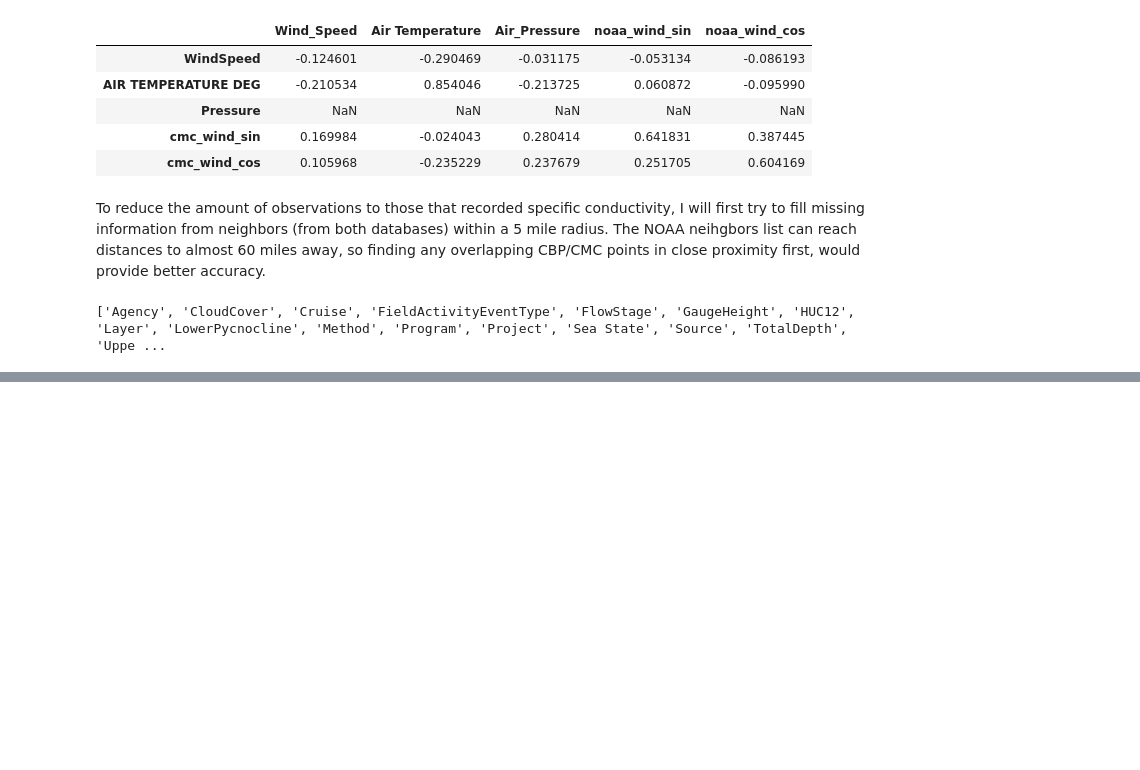
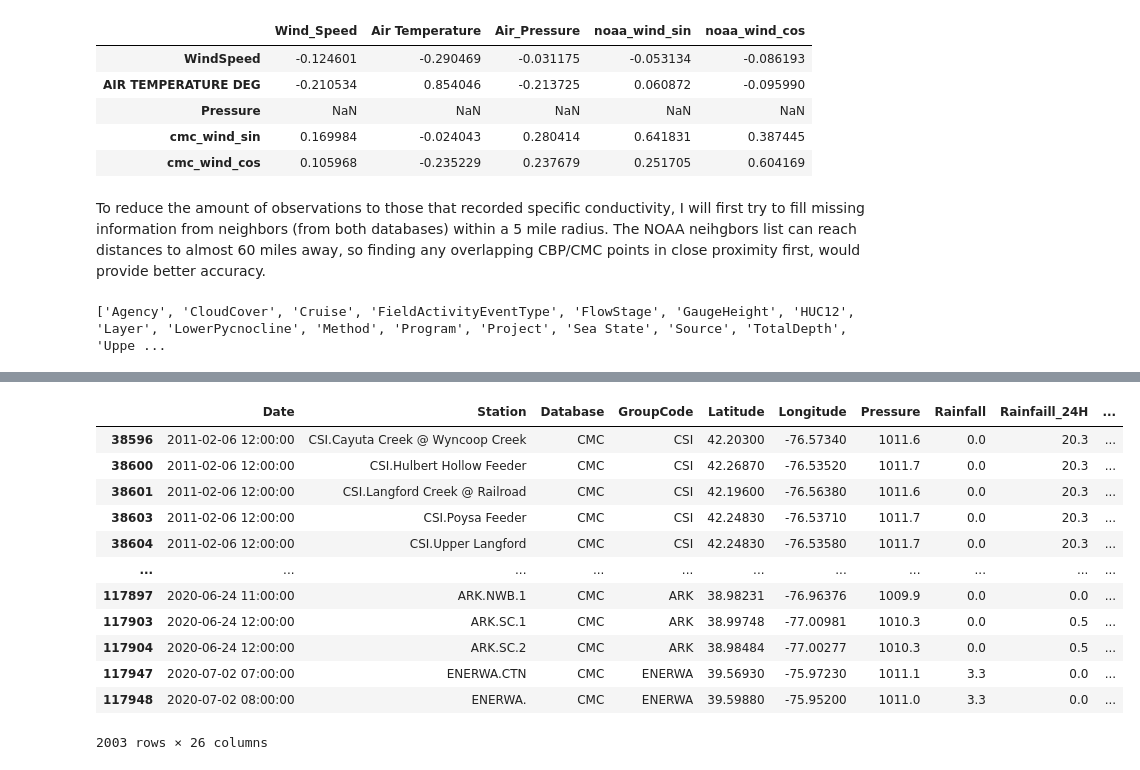
Before and after one commit to coreyryanhanson/hackthebay, a Jupyter notebook: datagathering.ipynb, the cells around one changed output, grey strips where cells are left out. Cells and saved outputs as stored; diff of their text form; code cells hidden in the pictures; blank space fills up the shorter version.

Commit message:
rainfall data collected from ghcn

```diff
--- a/datagathering.ipynb
+++ b/datagathering.ipynb
@@ -533,15 +535,28 @@ print(dropped_columns.tolist(), "are completely empty and will be dropped")
 # %%
 k = 12
 column_list = ['Date', 'USAF_ID', 'NCEI_WBAN_ID', 'Data Source', 'Latitude', 'Longitude', 'Code', 'Quality_Control',
-               'Wind_Dir', 'Wind_Type', 'Wind_Speed', 'Air Temperature', "Air_Pressure", "Rain_24H", "Rain_48H"]
+               'Wind_Dir', 'Wind_Type', 'Wind_Speed', 'Air Temperature', "Air_Pressure"]
 
+# Adds in the locations and distances for the NOAA data.
 combined_hourly = cbp_cmc_hourly_reduced.reset_index().merge(noaa_locations_df, how="left", on="Station").copy()
+
+# Adds in the locations and distances for the GHCN data.
+combined_hourly = combined_hourly.merge(ghcn_locations_df, how="left", on="Station")
+
 
 for i in range(1, k+1):
     #Fixing bug from incompatible datatypes.
     combined_hourly[f"WBAN_id{i}"] = combined_hourly[f"WBAN_id{i}"].astype("object").map(lambda x: str(x))
+
+    # Making reference columns from the NOAA df
     combined_hourly = combined_hourly.merge(noaa_hourly[column_list], how="left", left_on=["Date", f"USAF_id{i}", f"WBAN_id{i}"],
                                   right_on=["Date", 'USAF_ID', 'NCEI_WBAN_ID'], suffixes=(None,i))
+
+    # Making reference columns from the GHCN df
+    combined_hourly["Day"] = combined_hourly["Date"].round("D")
+    combined_hourly = combined_hourly.merge(ghcn_df, how="left", left_on=["Day", f"ID_{i}"],
+                                  right_on=["Date", 'ID'], suffixes=(None,i))
+
 combined_hourly = combined_hourly.set_index("index")
 # %%
 def fill_cmc_with_noaa_values(cmc_df, combined_df, cmc_column, noaa_column, k, replace_all=False,
@@ -595,5 +610,13 @@ cbp_cmc_hourly_fill = fill_cmc_with_noaa_values(cbp_cmc_hourly_fill, combined_ho
 cbp_cmc_hourly_fill = fill_cmc_with_noaa_values(cbp_cmc_hourly_fill, combined_hourly, 'WindSpeed', 'Wind_Speed', k, True)
 cbp_cmc_hourly_fill = fill_cmc_with_noaa_values(cbp_cmc_hourly_fill, combined_hourly, 'Pressure', 'Air_Pressure', k, True)
 
-cbp_cmc_hourly_fill = fill_cmc_with_noaa_values(cbp_cmc_hourly_fill, combined_hourly, 'Rainfall Within 24 Hours', 'Rain_24H', k, True)
-cbp_cmc_hourly_fill = fill_cmc_with_noaa_values(cbp_cmc_hourly_fill, combined_hourly, 'Rainfall Within 48 Hours', 'Rain_48H', k, True)
+cbp_cmc_hourly_fill = fill_cmc_with_noaa_values(cbp_cmc_hourly_fill, combined_hourly, 'Rainfall', 'PRCP', k, True)
+cbp_cmc_hourly_fill = fill_cmc_with_noaa_values(cbp_cmc_hourly_fill, combined_hourly, 'Rainfall Within 24 Hours', 'PRCP_24H', k, True)
+cbp_cmc_hourly_fill = fill_cmc_with_noaa_values(cbp_cmc_hourly_fill, combined_hourly, 'Rainfall Within 48 Hours', 'PRCP_48H', k, True)
+
+cbp_cmc_hourly_fill = fill_cmc_with_noaa_values(cbp_cmc_hourly_fill, combined_hourly, 'Snowfall', 'SNOW', k, True)
+cbp_cmc_hourly_fill = fill_cmc_with_noaa_values(cbp_cmc_hourly_fill, combined_hourly, 'Snow_Depth', 'SNWD', k, True)
+cbp_cmc_hourly_fill = cbp_cmc_hourly_fill.drop(columns=["PrecipType", "Weather Conditions Day Before Yesterday", "Weather Conditions Today",
+                                                        "Weather Conditions Yesterday"])
+
+cbp_cmc_hourly_fill = cbp_cmc_hourly_fill.rename(columns={'Rainfall Within 24 Hours':"Rainfaill_24H", 'Rainfall Within 48 Hours':"Rainfaill_48H"})
@@ -622,6 +643,8 @@ memory usage: 4.0+ MB
 # %%
-conditions = (cbp_cmc_hourly_fill["WATER TEMPERATURE DEG"].isna()==False) & (cbp_cmc_hourly_fill["WindDirection"].isna()==False) & \
-(cbp_cmc_hourly_fill["Pressure"].isna()==False)
+conditions = ((cbp_cmc_hourly_fill["WATER TEMPERATURE DEG"].isna()==False) & (cbp_cmc_hourly_fill["WindDirection"].isna()==False) &
+              (cbp_cmc_hourly_fill["Pressure"].isna()==False) & (cbp_cmc_hourly_fill["Rainfaill_24H"].isna()==False) &
+              (cbp_cmc_hourly_fill["Rainfaill_48H"].isna()==False) & (cbp_cmc_hourly_fill["Snowfall"].isna()==False))
 working_df = cbp_cmc_hourly_fill[conditions]
 # %%
 working_df = convert_to_wind_velocity(working_df, "WindDirection", "WindSpeed")
+working_df = working_df.dropna(axis=1)
@@ -647,0 +673,16 @@ memory usage: 2.6+ MB
+# %%
+working_df[working_df["Snow_Depth"].isna()]
+# %% [output]
+|  | Date | Station | Database | GroupCode | Latitude | Longitude | Pressure | Rainfall | Rainfaill_24H | ... |
+| 38596 | 2011-02-06 12:00:00 | CSI.Cayuta Creek @ Wyncoop Creek | CMC | CSI | 42.20300 | -76.57340 | 1011.6 | 0.0 | 20.3 | ... |
+| 38600 | 2011-02-06 12:00:00 | CSI.Hulbert Hollow Feeder | CMC | CSI | 42.26870 | -76.53520 | 1011.7 | 0.0 | 20.3 | ... |
+| 38601 | 2011-02-06 12:00:00 | CSI.Langford Creek @ Railroad | CMC | CSI | 42.19600 | -76.56380 | 1011.6 | 0.0 | 20.3 | ... |
+| 38603 | 2011-02-06 12:00:00 | CSI.Poysa Feeder | CMC | CSI | 42.24830 | -76.53710 | 1011.7 | 0.0 | 20.3 | ... |
+| 38604 | 2011-02-06 12:00:00 | CSI.Upper Langford | CMC | CSI | 42.24830 | -76.53580 | 1011.7 | 0.0 | 20.3 | ... |
+| ... | ... | ... | ... | ... | ... | ... | ... | ... | ... | ... |
+| 117897 | 2020-06-24 11:00:00 | ARK.NWB.1 | CMC | ARK | 38.98231 | -76.96376 | 1009.9 | 0.0 | 0.0 | ... |
+| 117903 | 2020-06-24 12:00:00 | ARK.SC.1 | CMC | ARK | 38.99748 | -77.00981 | 1010.3 | 0.0 | 0.5 | ... |
+| 117904 | 2020-06-24 12:00:00 | ARK.SC.2 | CMC | ARK | 38.98484 | -77.00277 | 1010.3 | 0.0 | 0.5 | ... |
+| 117947 | 2020-07-02 07:00:00 | ENERWA.CTN | CMC | ENERWA | 39.56930 | -75.97230 | 1011.1 | 3.3 | 0.0 | ... |
+| 117948 | 2020-07-02 08:00:00 | ENERWA. | CMC | ENERWA | 39.59880 | -75.95200 | 1011.0 | 3.3 | 0.0 | ... |
+2003 rows × 26 columns
```
Also changed, not shown: parts of 5 cells of this notebook, 3 other files.
